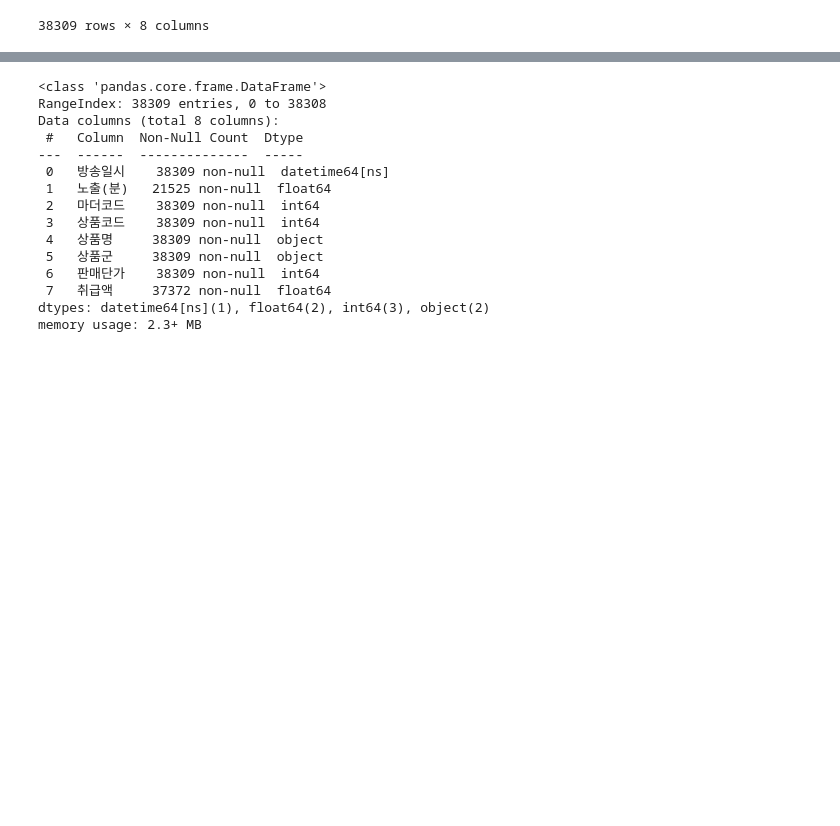
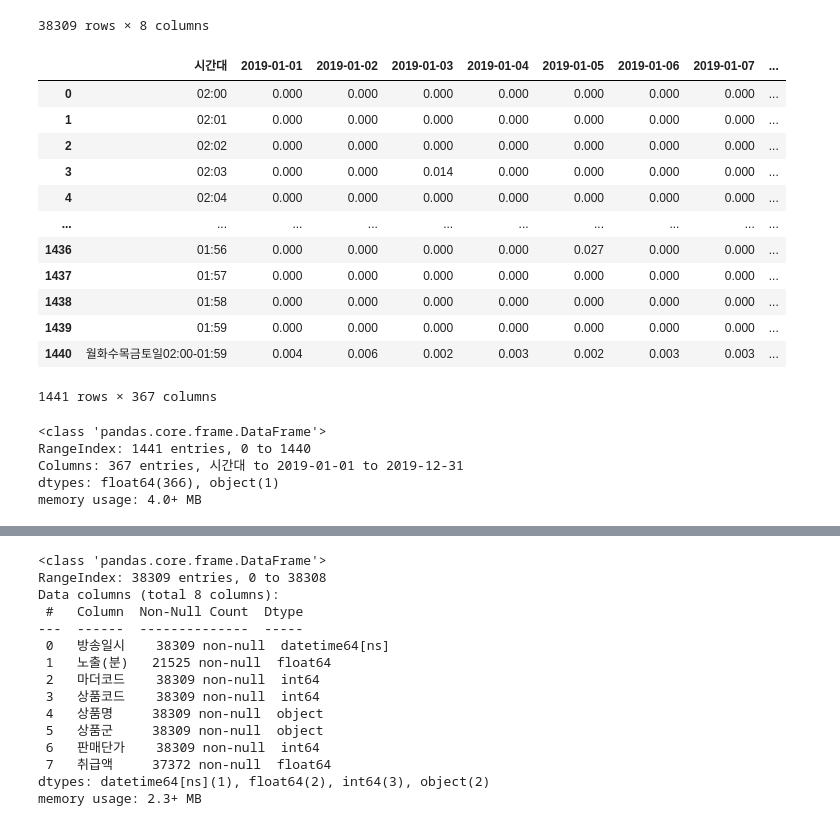
Before and after one commit to hyedus/2020Bigcontest, a Jupyter notebook: 데이터확인.ipynb, the cells around one changed output, grey strips where cells are left out. Saved outputs shown, nothing was run; the diff lists cells and outputs as text; code cells hidden in the pictures; blank space fills up the shorter version.

Commit message:
rate 데이터확인

```diff
--- a/데이터확인.ipynb
+++ b/데이터확인.ipynb
@@ -21,3 +21,28 @@ df
 | 38307 | 2020-01-01 01:20:00 | 20.000000 | 100490 | 201478 | 더케이 예다함 상조서비스(티포트) | 무형 | 0 | NaN |
 | 38308 | 2020-01-01 01:40:00 | 17.166667 | 100490 | 201478 | 더케이 예다함 상조서비스(티포트) | 무형 | 0 | NaN |
 38309 rows × 8 columns
+# %%
+rate = pd.read_excel(path+"2020 빅콘테스트 데이터분석분야-챔피언리그_시청률 데이터.xlsx", skiprows = [0])
+rate
+# %% [output]
+|  | 시간대 | 2019-01-01 | 2019-01-02 | 2019-01-03 | 2019-01-04 | 2019-01-05 | 2019-01-06 | 2019-01-07 | ... |
+| 0 | 02:00 | 0.000 | 0.000 | 0.000 | 0.000 | 0.000 | 0.000 | 0.000 | ... |
+| 1 | 02:01 | 0.000 | 0.000 | 0.000 | 0.000 | 0.000 | 0.000 | 0.000 | ... |
+| 2 | 02:02 | 0.000 | 0.000 | 0.000 | 0.000 | 0.000 | 0.000 | 0.000 | ... |
+| 3 | 02:03 | 0.000 | 0.000 | 0.014 | 0.000 | 0.000 | 0.000 | 0.000 | ... |
+| 4 | 02:04 | 0.000 | 0.000 | 0.000 | 0.000 | 0.000 | 0.000 | 0.000 | ... |
+| ... | ... | ... | ... | ... | ... | ... | ... | ... | ... |
+| 1436 | 01:56 | 0.000 | 0.000 | 0.000 | 0.000 | 0.027 | 0.000 | 0.000 | ... |
+| 1437 | 01:57 | 0.000 | 0.000 | 0.000 | 0.000 | 0.000 | 0.000 | 0.000 | ... |
+| 1438 | 01:58 | 0.000 | 0.000 | 0.000 | 0.000 | 0.000 | 0.000 | 0.000 | ... |
+| 1439 | 01:59 | 0.000 | 0.000 | 0.000 | 0.000 | 0.000 | 0.000 | 0.000 | ... |
+| 1440 | 월화수목금토일02:00-01:59 | 0.004 | 0.006 | 0.002 | 0.003 | 0.002 | 0.003 | 0.003 | ... |
+1441 rows × 367 columns
+# %%
+rate.info()
+# %% [output]
+<class 'pandas.core.frame.DataFrame'>
+RangeIndex: 1441 entries, 0 to 1440
+Columns: 367 entries, 시간대 to 2019-01-01 to 2019-12-31
+dtypes: float64(366), object(1)
+memory usage: 4.0+ MB
```
Also changed, not shown: parts of 19 cells of this notebook.
